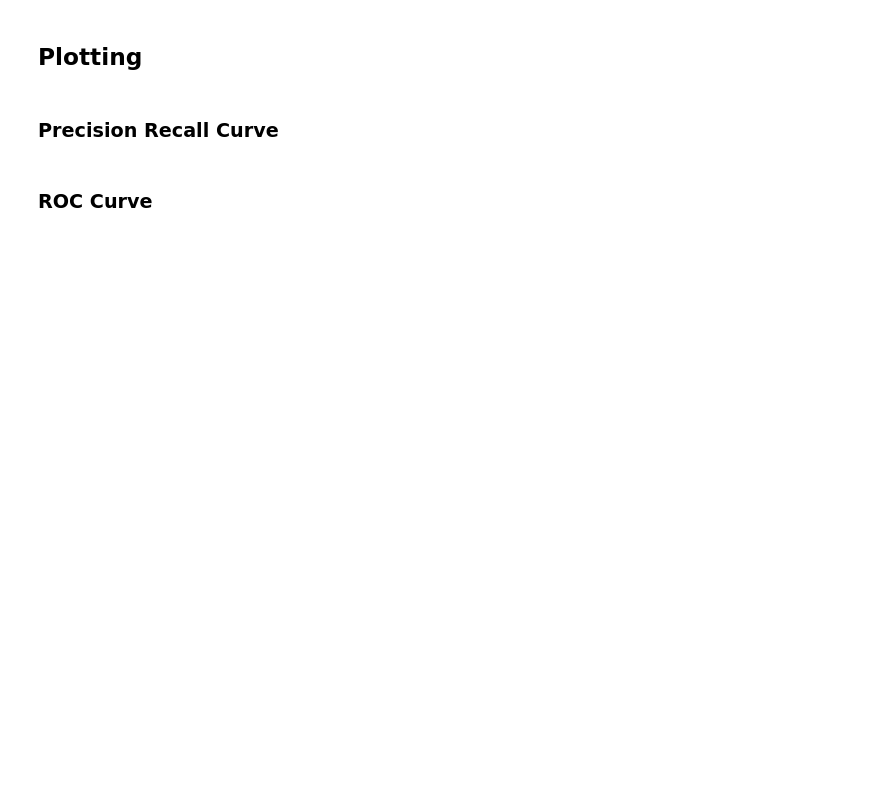
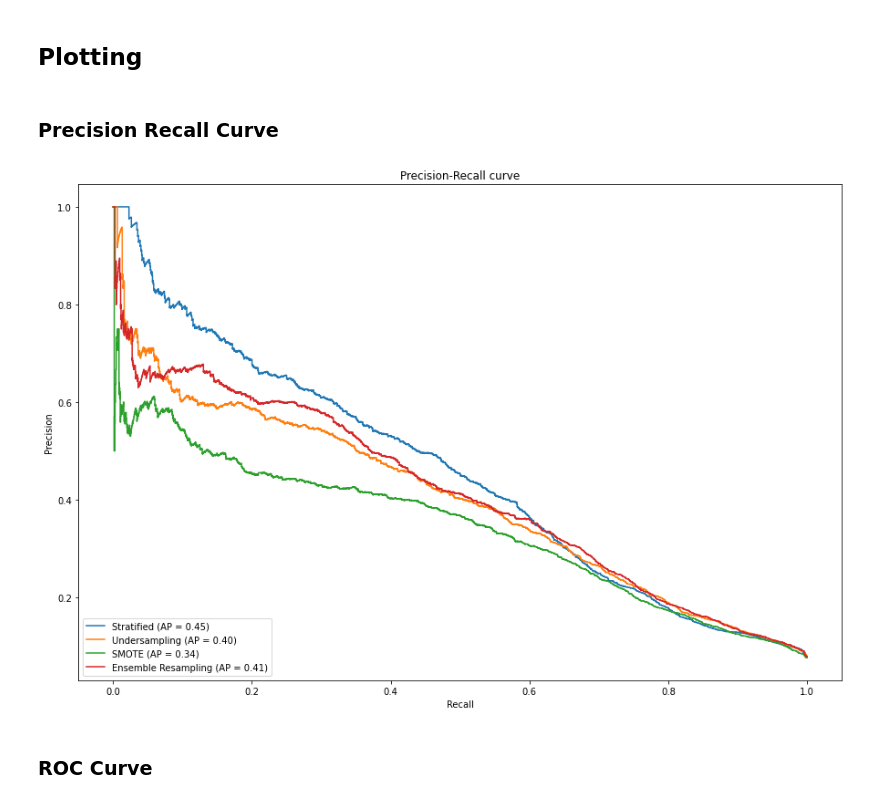
Before and after one commit to lukaswangbk/Delivery-Delay-Prediction, a Jupyter notebook: Notebook/3_0_Sampling_Experiment.ipynb, the cells around one changed output. Drawn from its saved outputs; the diff is of its cells as text; code cells hidden in the pictures; blank space fills up the shorter version.

```diff
--- a/Notebook/3_0_Sampling_Experiment.ipynb
+++ b/Notebook/3_0_Sampling_Experiment.ipynb
@@ -13,0 +17,15 @@ X_dev, X_test, y_dev, y_test = train_test_split(X, y, stratify=y, train_size=0.8
+# %%
+ohe_features = ["payment_type"]
+te_features = ["order_status", "product_category_name", "customer_city", "customer_state", "seller_city", "seller_state"]
+transformer = make_column_transformer((OneHotEncoder(), ohe_features),
+                                   (TargetEncoder(), te_features))
+X_ec = transformer.fit_transform(X, y)
+# %%
+ohe_feature_names = encoding.named_transformers_["onehotencoder"].get_feature_names()
+te_feature_names = encoding.named_transformers_["targetencoder"].get_feature_names()
+enc_feature_names = list(ohe_feature_names) + list(te_feature_names)
+
+df_enc = pd.DataFrame(data = X_ec,columns = enc_feature_names)
+
+X.drop(ohe_features + te_features, axis = 1, inplace = True)
+X = pd.concat([X, df_enc], axis = 1)
@@ -22,8 +54,8 @@ print(y_test.value_counts())
 # %% [markdown]
 ## Random Forest Parameters
 # %%
-ne = 30
-md = 5
+ne = 50
+md = 10
 rs = 19
 # %% [markdown]
 ## Stratified sampling
@@ -64,15 +120,17 @@ y_pred_prob_es = rf_es.predict_proba(X_test)
 # %%
 from sklearn.metrics import roc_curve, plot_precision_recall_curve, RocCurveDisplay, PrecisionRecallDisplay
 from matplotlib import pyplot as plt
 
 plot_precision_recall_curve(rf_ss,  X_test, y_test, ax = plt.gca(),name = "Stratified")
 plot_precision_recall_curve(rf_us, X_test, y_test, ax = plt.gca(),name = "Undersampling")
 plot_precision_recall_curve(rf_smote, X_test, y_test, ax = plt.gca(),name = "SMOTE")
 plot_precision_recall_curve(rf_es,  X_test, y_test, ax = plt.gca(),name = "Ensemble Resampling")
 
 plt.title('Precision-Recall curve')
-plt.rcParams["figure.figsize"] = (12,9)
+plt.rcParams["figure.figsize"] = (14,9)
 plt.show()
+# %% [output]
+[figure, added]
 # %% [markdown]
 ### ROC Curve
 # %%
```
Also changed, not shown: parts of 12 cells of this notebook.
